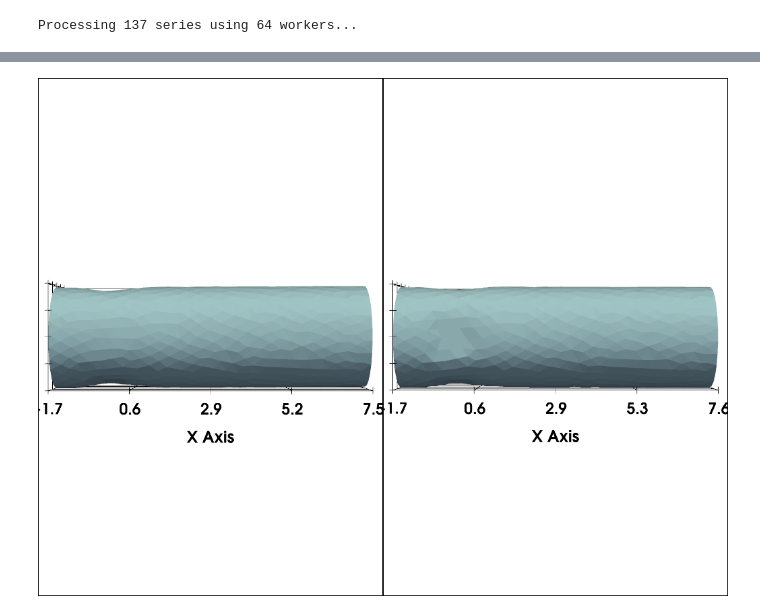
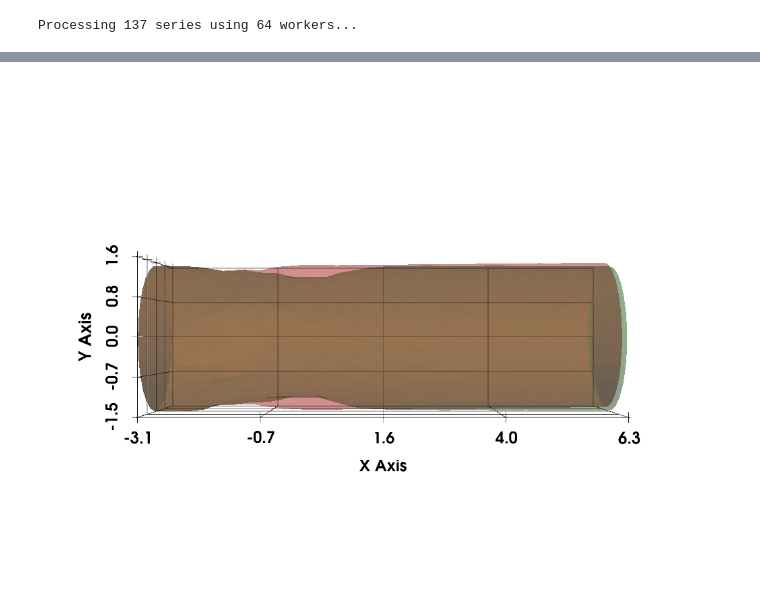
Before and after one commit to OSU-SIMCenter/forge-net, a Jupyter notebook: data/process_data.ipynb, the cells around one changed output, grey strips where cells are left out. Drawn from its saved outputs; the diff is of its cells as text; code cells hidden in the pictures.

```diff
--- a/data/process_data.ipynb
+++ b/data/process_data.ipynb
@@ -19,7 +25,8 @@ from IPython.display import clear_output
 
 db_path1 = '/local/scratch/groves/jax-forgeRL/jax-forge/data/tianhong_data/noisy_cogging.db'
 # db_path2 = '/local/scratch/groves/jax-forgeRL/jax-forge/data/tianhong_data/RL_random_cogging.db'
-data = n_extract_data(db_path1, total_points, lines, compute_bc_mask=compute_bc_mask, compute_spatial_features=compute_spatial_features, n_workers=64)
+data = n_extract_data(db_path1, total_points, lines,
+                      compute_bc_mask=compute_bc_mask, compute_spatial_features=compute_spatial_features, n_workers=64)
 # data2 = n_extract_data(db_path2, total_points, lines, compute_bc_mask=compute_bc_mask, compute_spatial_features=compute_spatial_features, n_workers=64)
 
 # data = {}
@@ -107,17 +102,16 @@ for i in range(series_start_idx, series_end_idx):
 # %%
-idx = 75
-pl = pv.Plotter(shape=(1,2))
-pl.subplot(0, 0)
-pl.add_mesh(data['meshes'][idx])
+idx = 77
+pl = pv.Plotter()
+pl.add_mesh(data['meshes'][idx], opacity=0.25, color='red')
 pl.show_grid()
 pl.view_xy()
-pl.subplot(0,1)
-pl.add_mesh(data['meshes_tp1'][idx])
+pl.add_mesh(data['meshes_tp1'][idx], opacity=0.25, color='green')
 pl.show_grid()
 pl.view_xy()
 pl.show()
+pl.export_html('pv.html')
 # %% [output]
-[figure, old version]
+[figure, new version]
 # %%
 # data  = np.load('/local/scratch/groves/jax-forgeRL/models/forging_autoencoder/data/test_comb_FOR_large_512.npz')
 
```
Also changed, not shown: parts of 8 cells of this notebook, 5 other files.
